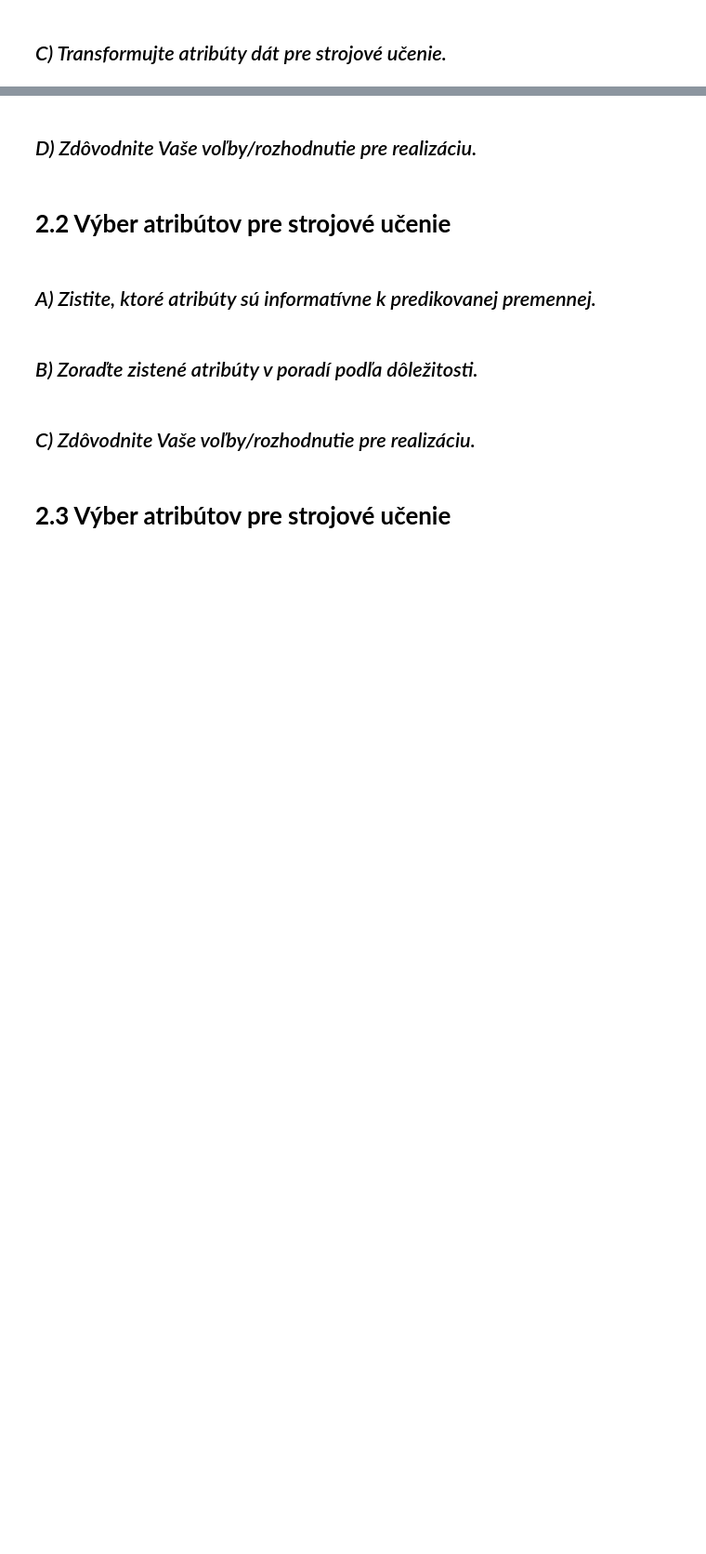
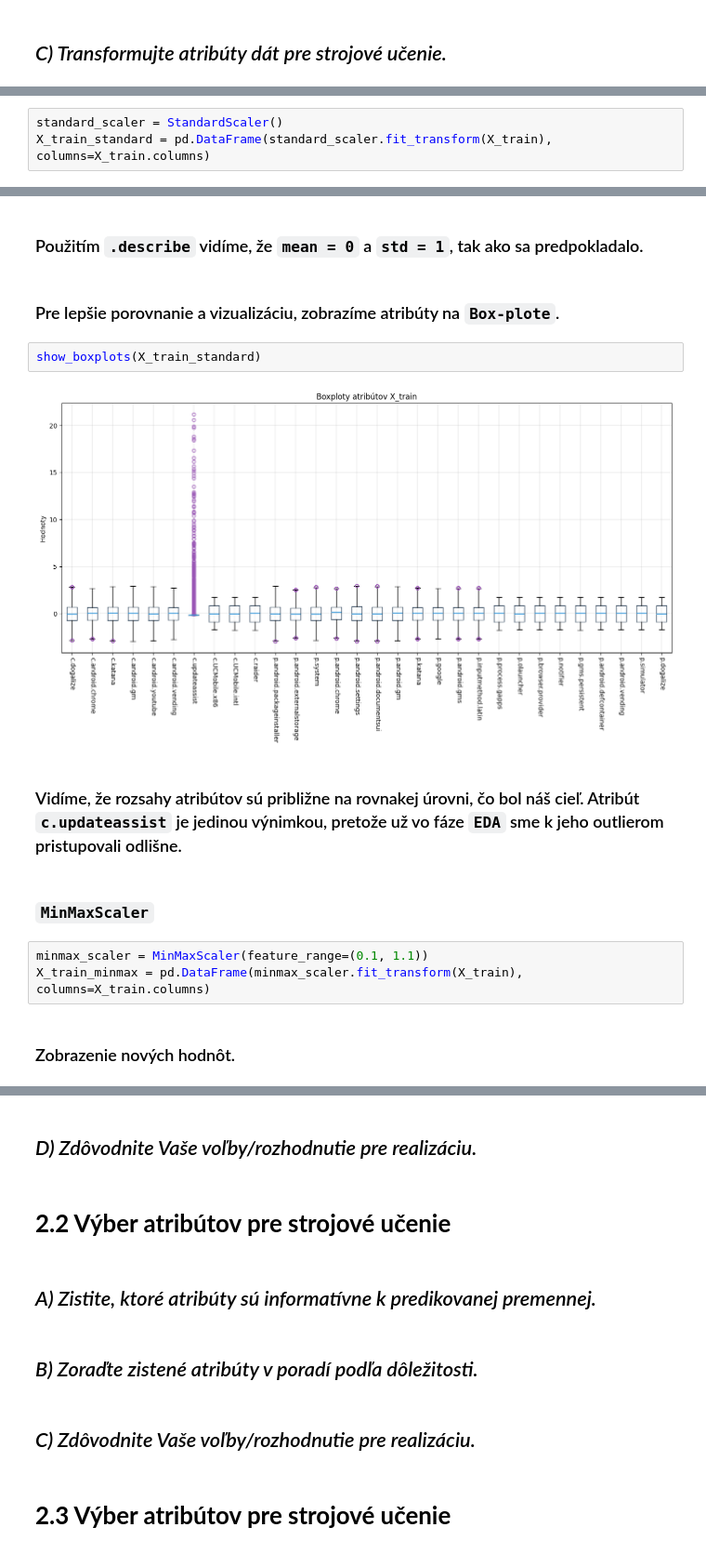
Before and after one commit to Mmathieus/IAU-project, a Jupyter notebook: zadanie2.ipynb, the cells around one changed output, grey strips where cells are left out. Shown at 93% size. Cells and saved outputs as stored; diff of their text form; blank space fills up the shorter version.

```diff
--- a/zadanie2.ipynb
+++ b/zadanie2.ipynb
@@ -185,0 +175,3 @@ Name: count, dtype: int64
+# %%
+standard_scaler = StandardScaler()
+X_train_standard = pd.DataFrame(standard_scaler.fit_transform(X_train), columns=X_train.columns)
@@ -185,0 +203,18 @@ Name: count, dtype: int64
+# %% [markdown]
+### Použitím `.describe` vidíme, že `mean = 0` a `std = 1`, tak ako sa predpokladalo.
+# %% [markdown]
+### Pre lepšie porovnanie a vizualizáciu, zobrazíme atribúty na `Box-plote`.
+# %%
+show_boxplots(X_train_standard)
+# %% [output]
+[figure, added]
+# %% [markdown]
+### Vidíme, že rozsahy atribútov sú približne na rovnakej úrovni, čo bol náš cieľ. Atribút `c.updateassist` je jedinou výnimkou, pretože už vo fáze `EDA` sme k jeho outlierom pristupovali odlišne.
+# %% [markdown]
+#
+### `MinMaxScaler`
+# %%
+minmax_scaler = MinMaxScaler(feature_range=(0.1, 1.1))
+X_train_minmax = pd.DataFrame(minmax_scaler.fit_transform(X_train), columns=X_train.columns)
+# %% [markdown]
+### Zobrazenie nových hodnôt.
```
Also changed, not shown: parts of 63 cells of this notebook.
